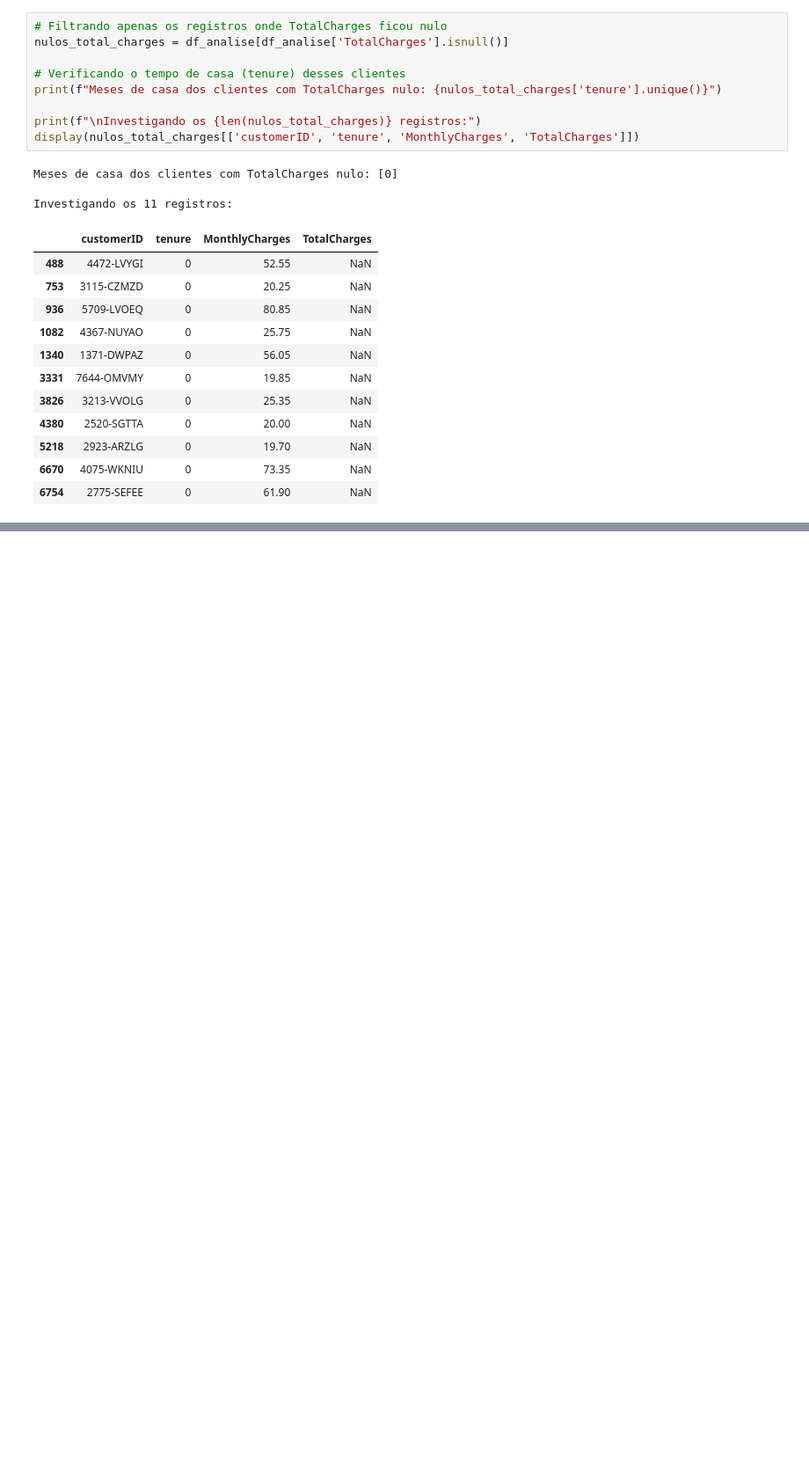
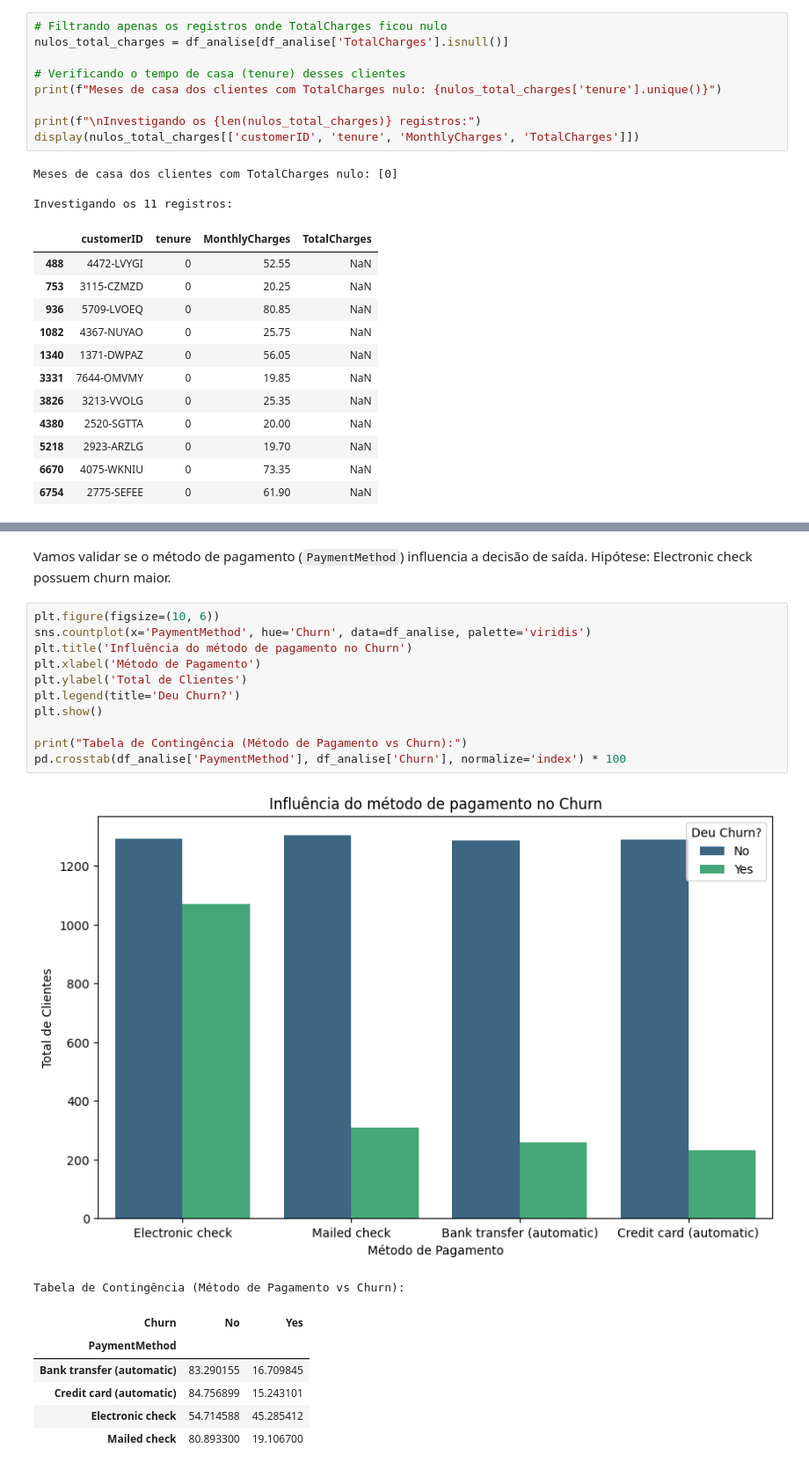
Before and after one commit to thiagossi/tech-challenge-churn-prediction, a Jupyter notebook: noteboooks/eda_churn.ipynb, the cells around one changed output, grey strips where cells are left out. Shown at 88% size. Cells and saved outputs as stored; diff of their text form; blank space fills up the shorter version.

```diff
--- a/noteboooks/eda_churn.ipynb
+++ b/noteboooks/eda_churn.ipynb
@@ -187,0 +282,23 @@ plt.show()
+# %% [markdown]
+Vamos validar se o método de pagamento (`PaymentMethod`) influencia a decisão de saída.
+Hipótese: Electronic check possuem churn maior.
+# %%
+plt.figure(figsize=(10, 6))
+sns.countplot(x='PaymentMethod', hue='Churn', data=df_analise, palette='viridis')
+plt.title('Influência do método de pagamento no Churn')
+plt.xlabel('Método de Pagamento')
+plt.ylabel('Total de Clientes')
+plt.legend(title='Deu Churn?')
+plt.show()
+
+print("Tabela de Contingência (Método de Pagamento vs Churn):")
+pd.crosstab(df_analise['PaymentMethod'], df_analise['Churn'], normalize='index') * 100
+# %% [output]
+[figure, added]
+Tabela de Contingência (Método de Pagamento vs Churn):
+| Churn | No | Yes |
+| PaymentMethod |  |  |
+| Bank transfer (automatic) | 83.290155 | 16.709845 |
+| Credit card (automatic) | 84.756899 | 15.243101 |
+| Electronic check | 54.714588 | 45.285412 |
+| Mailed check | 80.893300 | 19.106700 |
```
Also changed, not shown: parts of 20 cells of this notebook, 1 other file.
